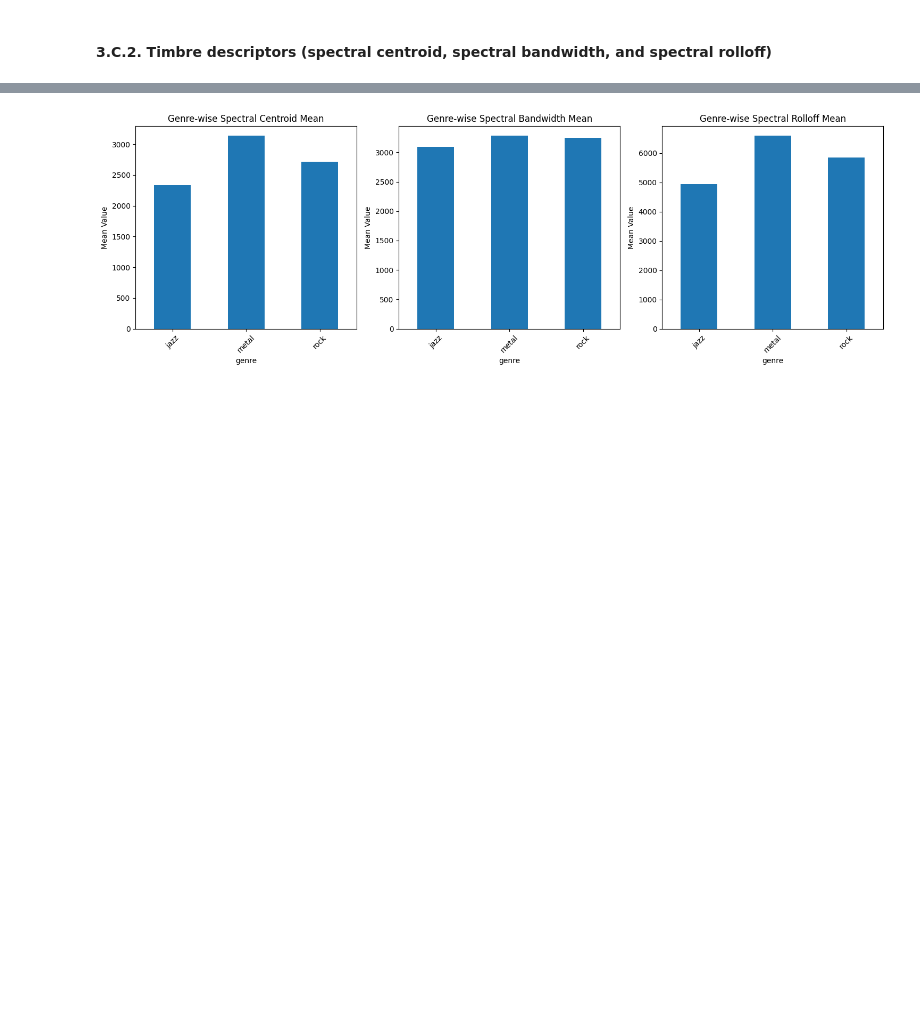
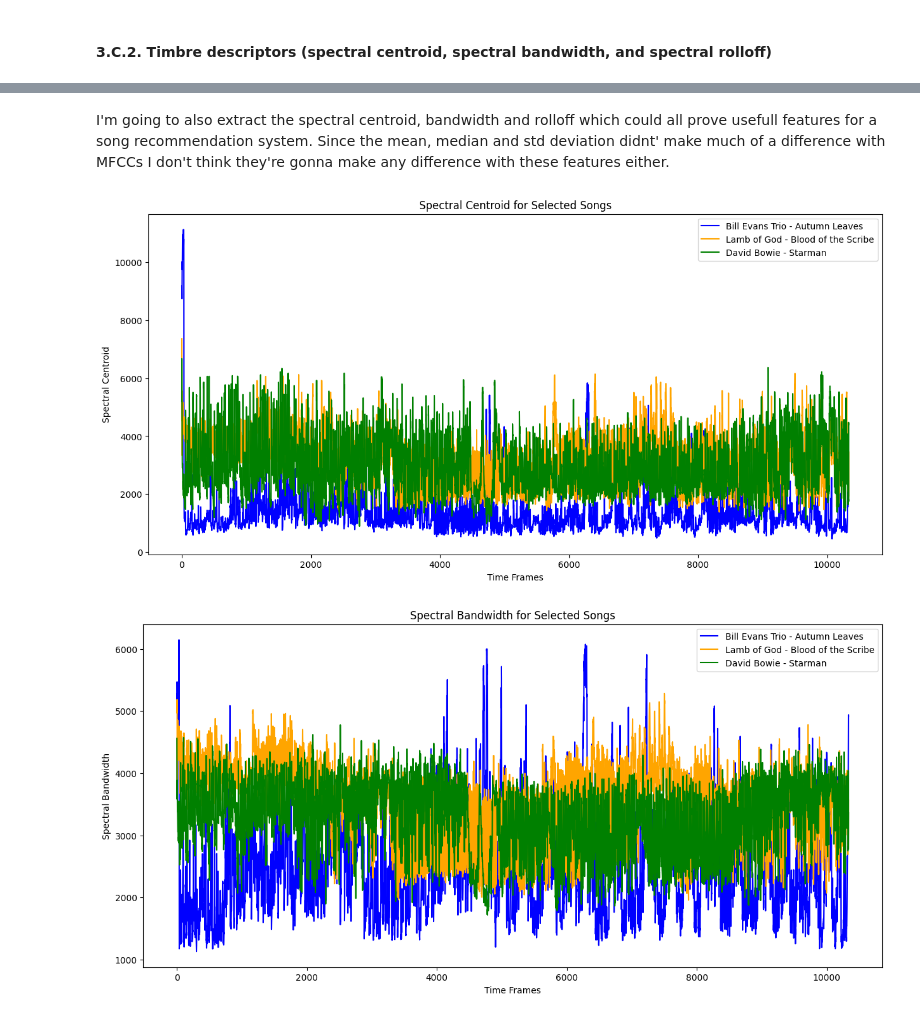
Before and after one commit to Music-Informatics-2024/Final-Project-2024, a Jupyter notebook: notebook_C.ipynb, the cells around one changed output, grey strips where cells are left out. Saved outputs shown, nothing was run; the diff lists cells and outputs as text; code cells hidden in the pictures; blank space fills up the shorter version.

```diff
--- a/notebook_C.ipynb
+++ b/notebook_C.ipynb
@@ -286,17 +322,60 @@ plt.show()
-# %%
-# Now check the genre-wise differentiation score for spectral features
-numeric_columns = ['spectral_centroid_mean', 'spectral_bandwidth_mean', 'spectral_rolloff_mean']
-genre_spectral_means = spectral_df.groupby('genre')[numeric_columns].mean()
-
-# Visualize genre-wise spectral features
-plt.figure(figsize=(15, 5))
-for i, feature in enumerate(numeric_columns):
-    plt.subplot(1, 3, i+1)
-    genre_spectral_means[feature].plot(kind='bar')
-    plt.title(f'Genre-wise {feature.replace("_", " ").title()}')
-    plt.ylabel('Mean Value')
-    plt.xticks(rotation=45)
-plt.tight_layout()
-plt.show()
-# %% [output]
-[figure, removed]
+# %% [markdown]
+I'm going to also extract the spectral centroid, bandwidth and rolloff which could all prove usefull features for a song recommendation system. Since the mean, median and std deviation didnt' make much of a difference with MFCCs I don't think they're gonna make any difference with these features either.
+# %%
+spectral_features = []
+
+for _, row in df.iterrows():
+    spectral_centroid = librosa.feature.spectral_centroid(y=row['audio'], sr=sample_rate)[0]
+    spectral_bandwidth = librosa.feature.spectral_bandwidth(y=row['audio'], sr=sample_rate)[0]
+    spectral_rolloff = librosa.feature.spectral_rolloff(y=row['audio'], sr=sample_rate)[0]
+    spectral_features.append({
+        'song_name': row['song_name'],
+        'genre': row['genre'],
+        'spectral_centroid': spectral_centroid,
+        'spectral_bandwidth': spectral_bandwidth,
+        'spectral_rolloff': spectral_rolloff
+    })
+
+spectral_df = pd.DataFrame(spectral_features)
+
+# Visualize spectral centroid for the selected songs
+plt.figure(figsize=(15,7))
+
+plt.plot(spectral_df.iloc[example_indices[0]]['spectral_centroid'], label=spectral_df.iloc[example_indices[0]]['song_name'], color='b')
+plt.plot(spectral_df.iloc[example_indices[1]]['spectral_centroid'], label=spectral_df.iloc[example_indices[1]]['song_name'], color='orange')
+plt.plot(spectral_df.iloc[example_indices[2]]['spectral_centroid'], label=spectral_df.iloc[example_indices[2]]['song_name'], color='g')
+
+plt.title('Spectral Centroid for Selected Songs')
+plt.xlabel('Time Frames')
+plt.ylabel('Spectral Centroid')
+plt.legend(loc='upper right')
+plt.show()
+
+# Visualize spectral bandwidth for the selected songs
+plt.figure(figsize=(15,7))
+
+plt.plot(spectral_df.iloc[example_indices[0]]['spectral_bandwidth'], label=spectral_df.iloc[example_indices[0]]['song_name'], color='b')
+plt.plot(spectral_df.iloc[example_indices[1]]['spectral_bandwidth'], label=spectral_df.iloc[example_indices[1]]['song_name'], color='orange')
+plt.plot(spectral_df.iloc[example_indices[2]]['spectral_bandwidth'], label=spectral_df.iloc[example_indices[2]]['song_name'], color='g')
+
+plt.title('Spectral Bandwidth for Selected Songs')
+plt.xlabel('Time Frames')
+plt.ylabel('Spectral Bandwidth')
+plt.legend(loc='upper right')
+plt.show()
+
+# Visualize spectral rolloff for the selected songs
+plt.figure(figsize=(15,7))
+
+plt.plot(spectral_df.iloc[example_indices[0]]['spectral_rolloff'], label=spectral_df.iloc[example_indices[0]]['song_name'], color='b')
+plt.plot(spectral_df.iloc[example_indices[1]]['spectral_rolloff'], label=spectral_df.iloc[example_indices[1]]['song_name'], color='orange')
+plt.plot(spectral_df.iloc[example_indices[2]]['spectral_rolloff'], label=spectral_df.iloc[example_indices[2]]['song_name'], color='g')
+
+plt.title('Spectral Rolloff for Selected Songs')
+plt.xlabel('Time Frames')
+plt.ylabel('Spectral Rolloff')
+plt.legend(loc='upper right')
+plt.show()
+# %% [output]
+[figure, added]
+[figure, added]
```
Also changed, not shown: parts of 14 cells of this notebook.
